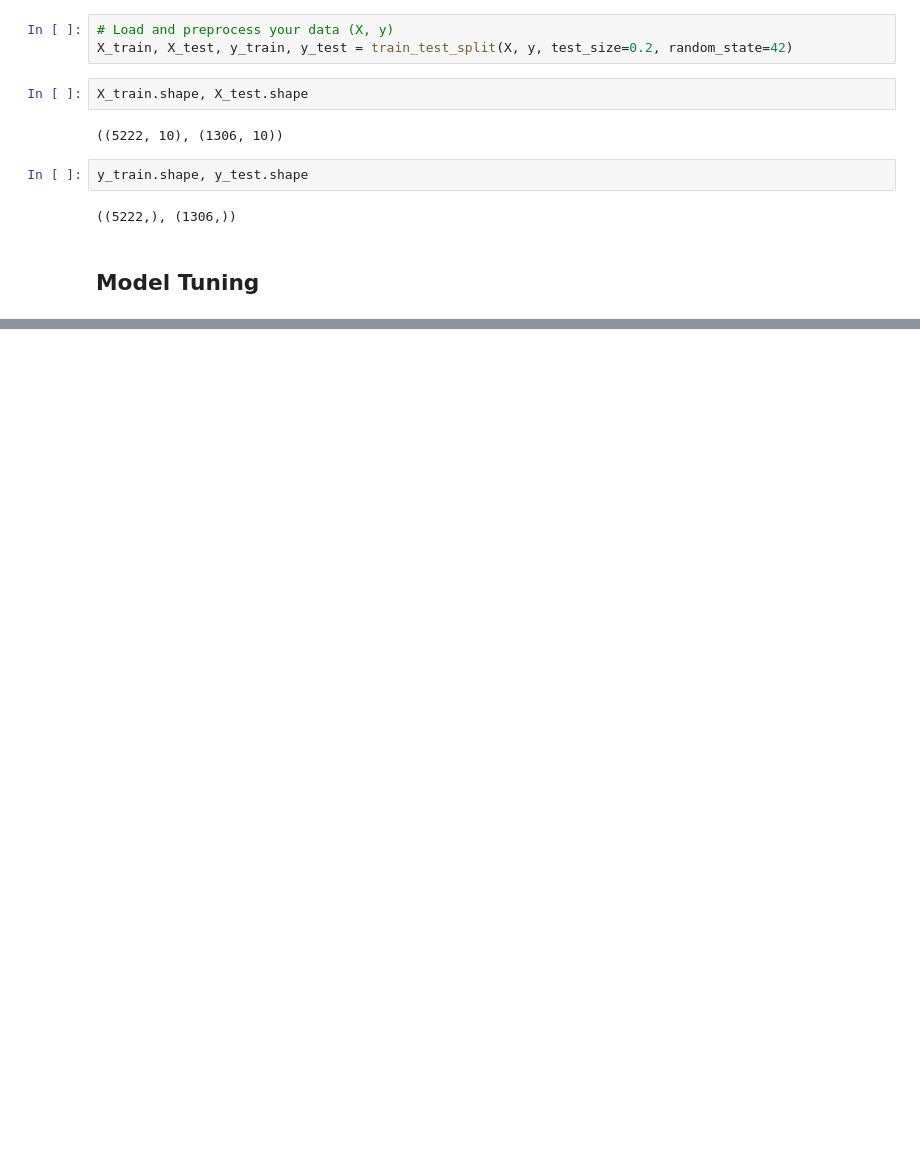
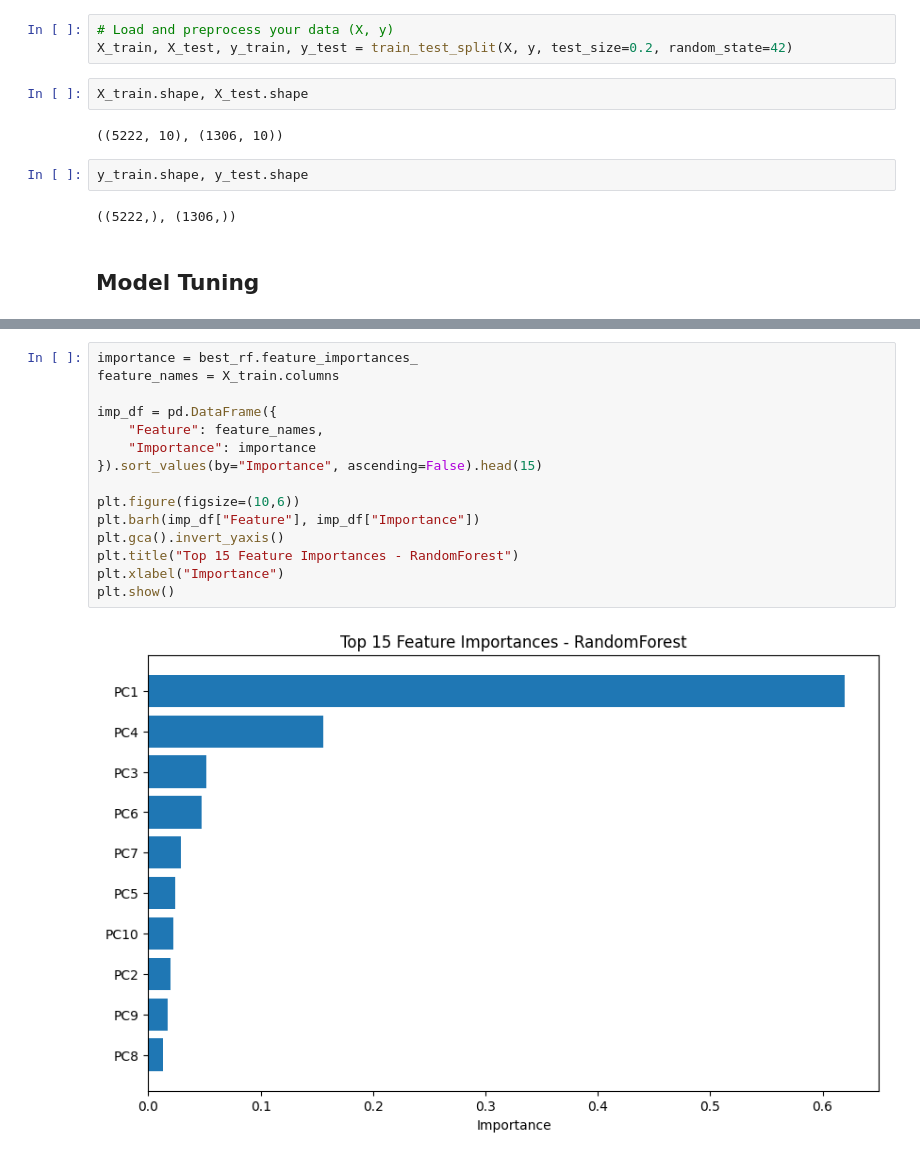
Before and after one commit to Rasel1435/yellow-taxi-demand-analysis, a Jupyter notebook: 2_Model_Development/a_Model Experiment/best_model_tuning.ipynb, the cells around one changed output, grey strips where cells are left out. Saved outputs shown, nothing was run; the diff lists cells and outputs as text; blank space fills up the shorter version.

```diff
--- a/2_Model_Development/a_Model Experiment/best_model_tuning.ipynb
+++ b/2_Model_Development/a_Model Experiment/best_model_tuning.ipynb
@@ -121,0 +168,17 @@ KeyboardInterrupt:
+# %%
+importance = best_rf.feature_importances_
+feature_names = X_train.columns
+
+imp_df = pd.DataFrame({
+    "Feature": feature_names,
+    "Importance": importance
+}).sort_values(by="Importance", ascending=False).head(15)
+
+plt.figure(figsize=(10,6))
+plt.barh(imp_df["Feature"], imp_df["Importance"])
+plt.gca().invert_yaxis()
+plt.title("Top 15 Feature Importances - RandomForest")
+plt.xlabel("Importance")
+plt.show()
+# %% [output]
+[figure, added]
```
Also changed, not shown: parts of 6 cells of this notebook.
